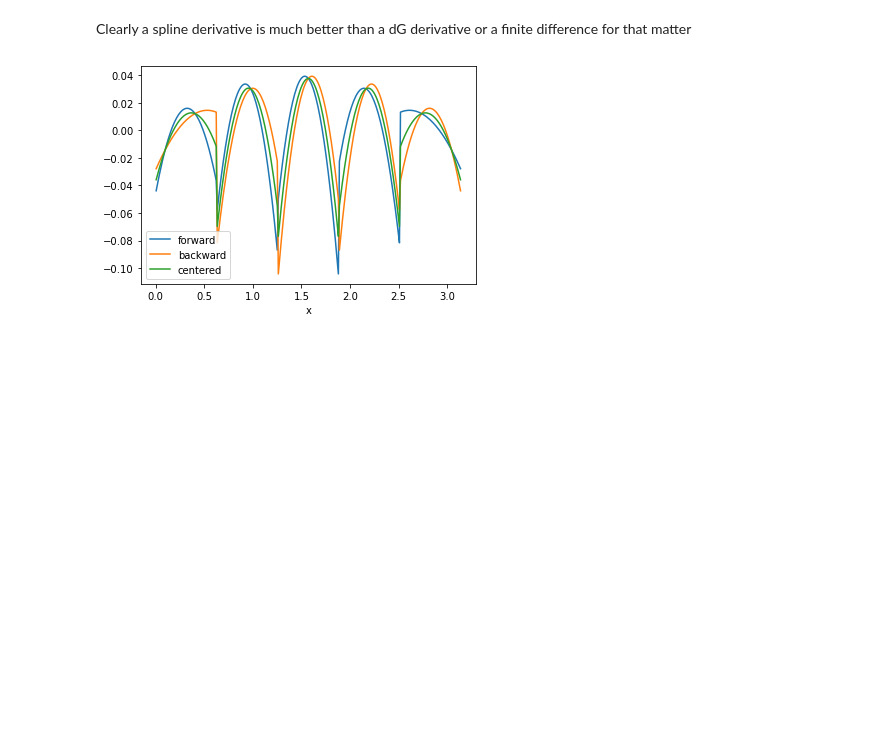
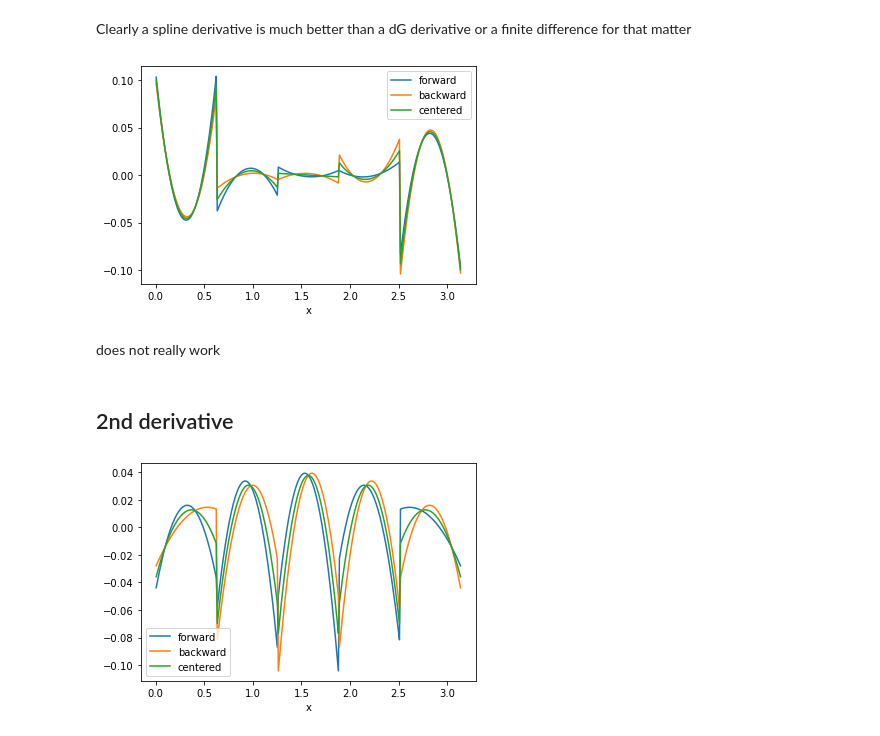
Before and after one commit to mwiesenberger/solvers, a Jupyter notebook: supraconvergence.ipynb, the cells around one changed output. Saved outputs shown, nothing was run; the diff lists cells and outputs as text; code cells hidden in the pictures; blank space fills up the shorter version.

Commit message:
Add a jump regularization test
did not really work

```diff
--- a/supraconvergence.ipynb
+++ b/supraconvergence.ipynb
@@ -69,5 +70,28 @@ plt.show()
 # %% [markdown]
 Clearly a spline derivative is much better than a dG derivative or a finite difference for that matter
+# %%
+# Let us try a jump regularization
+sine = dg.evaluate( np.sin, g)
+jump = dg.create.jump(  0, g,  [dg.bc.DIR])
+b = dg.evaluate( np.sin, g)
+ana = dg.evaluate( np.cos, g)
+# use a direct solver to solve linear equation
+x = scipy.sparse.linalg.spsolve(scipy.sparse.diags(np.ones(g.size()))-0.1*g.h()[0]*jump, b)
+# plt.plot( xs, interp.dot(x-ana))
+for direct in [dg.direction.forward, dg.direction.backward, dg.direction.centered]:
+    dx = dg.create.dx( 0, g, dg.bc.DIR, direct)
+    derivative = dx.dot( x)
+
+    plt.plot( xs, interp.dot(ana  - derivative), label = direct.name)
+plt.xlabel("x")
+plt.legend()
+plt.show()
+# %% [output]
+[figure, added]
+# %% [markdown]
+does not really work
+# %% [markdown]
+## 2nd derivative
 # %%
 ana = dg.evaluate( np.sin, g)
 for direct in [dg.direction.forward, dg.direction.backward, dg.direction.centered]:
```
Also changed, not shown: parts of 3 cells of this notebook.
